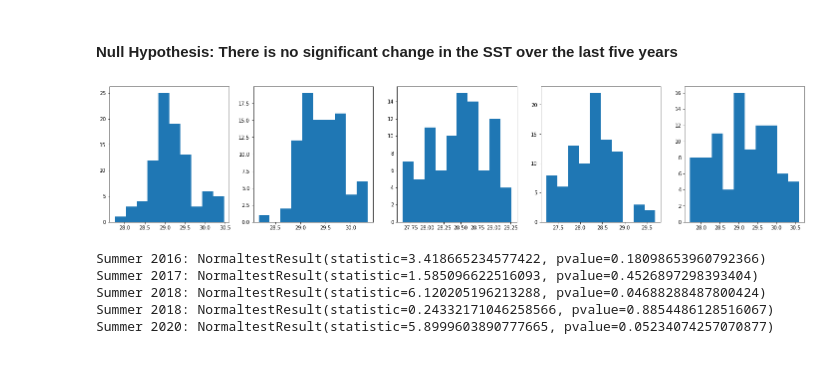
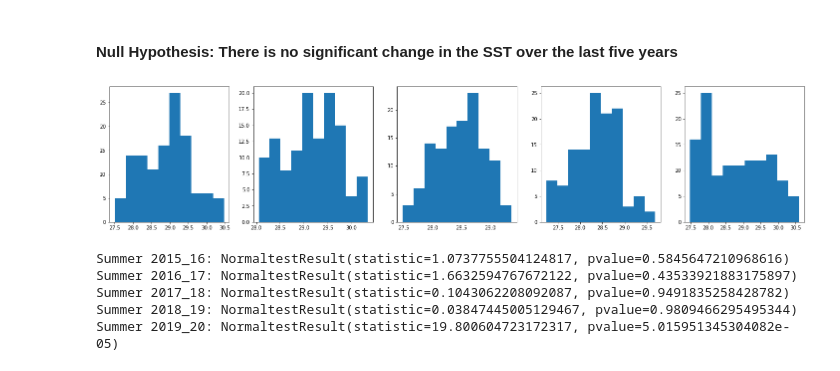
Before and after one commit to Aastha-Arora/Great-Barrier-Reef, a Jupyter notebook: Central_GBR.ipynb, the cells around one changed output. Saved outputs shown, nothing was run; the diff lists cells and outputs as text; code cells hidden in the pictures.

```diff
--- a/Central_GBR.ipynb
+++ b/Central_GBR.ipynb
@@ -303,29 +290,30 @@ plt.show()
 # %% [markdown]
 #### Null Hypothesis: There is no significant change in the SST over the last five years
 # %%
-# Daily data for summer months (Jan - March) for each year
-summer_2016 = data_2015_16.loc[(data_2015_16['Year']==2016)]['SST@90th_HS']
-summer_2017 = data_2016_17.loc[(data_2016_17['Year']==2017)]['SST@90th_HS']
-summer_2018 = data_2017_18.loc[(data_2017_18['Year']==2018)]['SST@90th_HS']
-summer_2019 = data_2018_19.loc[(data_2018_19['Year']==2019)]['SST@90th_HS']
-summer_2020 = data_2019_20.loc[(data_2019_20['Year']==2020)]['SST@90th_HS']
+# Daily data for summer months (Dec - March) for each year
+summer_2015_16 = five_year_data.loc['12/1/2015':'3/31/2016']['SST@90th_HS']
+summer_2016_17 = five_year_data.loc['12/1/2016':'3/31/2017']['SST@90th_HS']
+summer_2017_18 = five_year_data.loc['12/1/2017':'3/31/2018']['SST@90th_HS']
+summer_2018_19 = five_year_data.loc['12/1/2018':'3/31/2019']['SST@90th_HS']
+summer_2019_20 = five_year_data.loc['12/1/2019':'3/31/2020']['SST@90th_HS']
 # %%
+# Checking if the summer data for each year follows a normal ditribution
 fig, axes = plt.subplots(1,5, figsize=(25,5))
-axes[0].hist(summer_2016)
-axes[1].hist(summer_2017)
-axes[2].hist(summer_2018)
-axes[3].hist(summer_2019)
-axes[4].hist(summer_2020)
+axes[0].hist(summer_2015_16)
+axes[1].hist(summer_2016_17)
+axes[2].hist(summer_2017_18)
+axes[3].hist(summer_2018_19)
+axes[4].hist(summer_2019_20)
 plt.show()
-print(f'Summer 2016: {sts.normaltest(summer_2016.sample(50))}')
-print(f'Summer 2017: {sts.normaltest(summer_2017.sample(50))}')
-print(f'Summer 2018: {sts.normaltest(summer_2018.sample(50))}')
-print(f'Summer 2018: {sts.normaltest(summer_2019.sample(50))}')
-print(f'Summer 2020: {sts.normaltest(summer_2020.sample(50))}')
+print(f'Summer 2015_16: {sts.normaltest(summer_2015_16.sample(50))}')
+print(f'Summer 2016_17: {sts.normaltest(summer_2016_17.sample(50))}')
+print(f'Summer 2017_18: {sts.normaltest(summer_2017_18.sample(50))}')
+print(f'Summer 2018_19: {sts.normaltest(summer_2018_19.sample(50))}')
+print(f'Summer 2019_20: {sts.normaltest(summer_2019_20.sample(50))}')
 # %% [output]
-[figure, old version]
+[figure, new version]
-Summer 2016: NormaltestResult(statistic=3.418665234577422, pvalue=0.18098653960792366)
-Summer 2017: NormaltestResult(statistic=1.585096622516093, pvalue=0.4526897298393404)
-Summer 2018: NormaltestResult(statistic=6.120205196213288, pvalue=0.04688288487800424)
-Summer 2018: NormaltestResult(statistic=0.24332171046258566, pvalue=0.8854486128516067)
-Summer 2020: NormaltestResult(statistic=5.8999603890777665, pvalue=0.05234074257070877)
+Summer 2015_16: NormaltestResult(statistic=1.0737755504124817, pvalue=0.5845647210968616)
+Summer 2016_17: NormaltestResult(statistic=1.6632594767672122, pvalue=0.43533921883175897)
+Summer 2017_18: NormaltestResult(statistic=0.1043062208092087, pvalue=0.9491835258428782)
+Summer 2018_19: NormaltestResult(statistic=0.03847445005129467, pvalue=0.9809466295495344)
+Summer 2019_20: NormaltestResult(statistic=19.800604723172317, pvalue=5.015951345304082e-05)
```
Also changed, not shown: parts of 15 cells of this notebook, 3 other files.
